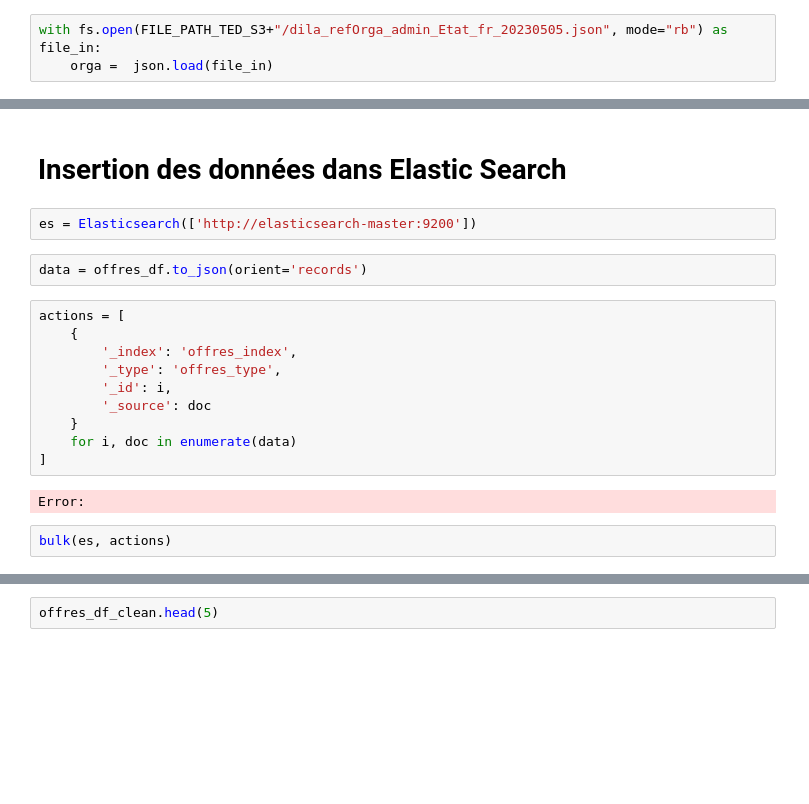
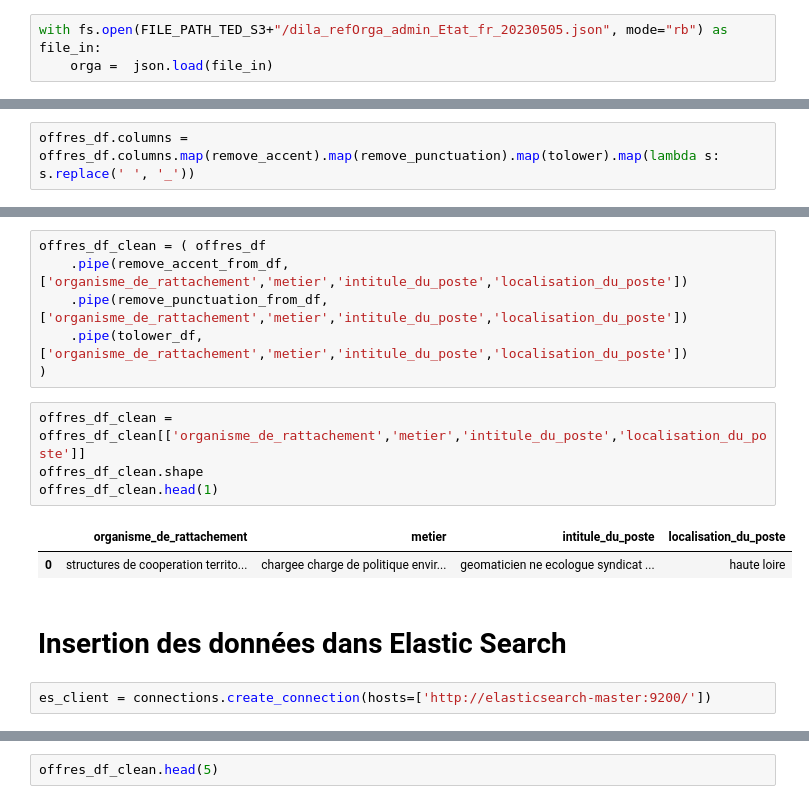
Before and after one commit to johnplt/ted, a Jupyter notebook: notebook/ted.ipynb, the cells around one changed output, grey strips where cells are left out. Saved outputs shown, nothing was run; the diff lists cells and outputs as text; blank space fills up the shorter version.

```diff
--- a/notebook/ted.ipynb
+++ b/notebook/ted.ipynb
@@ -122,0 +120,2 @@ offres_df.head(1)
+# %%
+offres_df.columns = offres_df.columns.map(remove_accent).map(remove_punctuation).map(tolower).map(lambda s: s.replace(' ', '_'))
@@ -123,20 +127,17 @@ offres_df.head(1)
+# %%
+offres_df_clean = ( offres_df
+    .pipe(remove_accent_from_df,['organisme_de_rattachement','metier','intitule_du_poste','localisation_du_poste'])
+    .pipe(remove_punctuation_from_df,['organisme_de_rattachement','metier','intitule_du_poste','localisation_du_poste'])
+    .pipe(tolower_df,['organisme_de_rattachement','metier','intitule_du_poste','localisation_du_poste'])
+)
+# %%
+offres_df_clean = offres_df_clean[['organisme_de_rattachement','metier','intitule_du_poste','localisation_du_poste']]
+offres_df_clean.shape
+offres_df_clean.head(1)
+# %% [output]
+|  | organisme_de_rattachement | metier | intitule_du_poste | localisation_du_poste |
+| 0 | structures de cooperation territo... | chargee charge de politique envir... | geomaticien ne ecologue syndicat ... | haute loire |
 # %% [markdown]
 # Insertion des données dans Elastic Search
 # %%
-es = Elasticsearch(['http://elasticsearch-master:9200'])
+es_client = connections.create_connection(hosts=['http://elasticsearch-master:9200/'])
-# %%
-data = offres_df.to_json(orient='records')
-# %%
-actions = [
-    {
-        '_index': 'offres_index',
-        '_type': 'offres_type',
-        '_id': i,
-        '_source': doc
-    }
-    for i, doc in enumerate(data)
-]
-# %% [output]
-Error:
-# %%
-bulk(es, actions)
```
Also changed, not shown: parts of 12 cells of this notebook, 1 other file.
